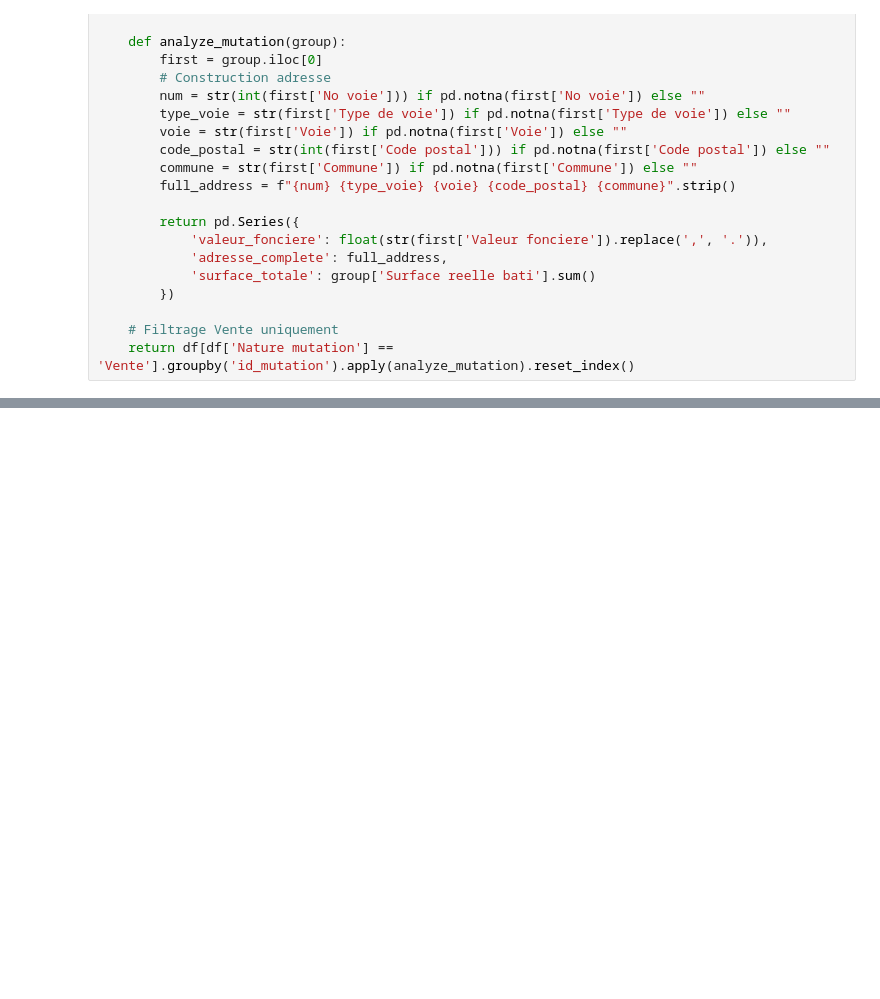
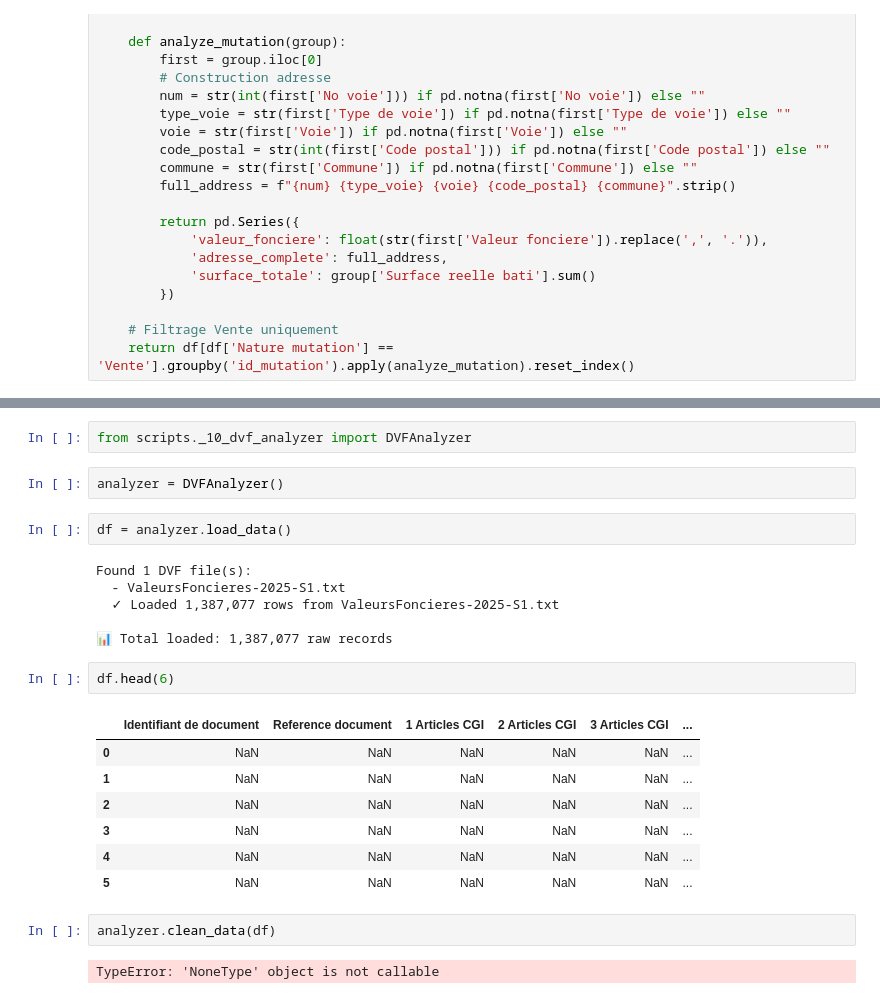
Before and after one commit to gregso10/Financial_models, a Jupyter notebook: notebooks/notebook.ipynb, the cells around one changed output, grey strips where cells are left out. Cells and saved outputs as stored; diff of their text form; blank space fills up the shorter version.

Commit message:
début de rendus visuels poussées + collecte de la data

```diff
--- a/notebooks/notebook.ipynb
+++ b/notebooks/notebook.ipynb
@@ -337,0 +794,26 @@ r.to_html("geojson_layer.html")
+# %%
+from scripts._10_dvf_analyzer import DVFAnalyzer
+# %%
+analyzer = DVFAnalyzer()
+# %%
+df = analyzer.load_data()
+# %% [output]
+Found 1 DVF file(s):
+  - ValeursFoncieres-2025-S1.txt
+  ✓ Loaded 1,387,077 rows from ValeursFoncieres-2025-S1.txt
+
+📊 Total loaded: 1,387,077 raw records
+# %%
+df.head(6)
+# %% [output]
+|  | Identifiant de document | Reference document | 1 Articles CGI | 2 Articles CGI | 3 Articles CGI | ... |
+| 0 | NaN | NaN | NaN | NaN | NaN | ... |
+| 1 | NaN | NaN | NaN | NaN | NaN | ... |
+| 2 | NaN | NaN | NaN | NaN | NaN | ... |
+| 3 | NaN | NaN | NaN | NaN | NaN | ... |
+| 4 | NaN | NaN | NaN | NaN | NaN | ... |
+| 5 | NaN | NaN | NaN | NaN | NaN | ... |
+# %%
+analyzer.clean_data(df)
+# %% [output]
+TypeError: 'NoneType' object is not callable
```
Also changed, not shown: parts of 19 cells of this notebook, 39 other files.
